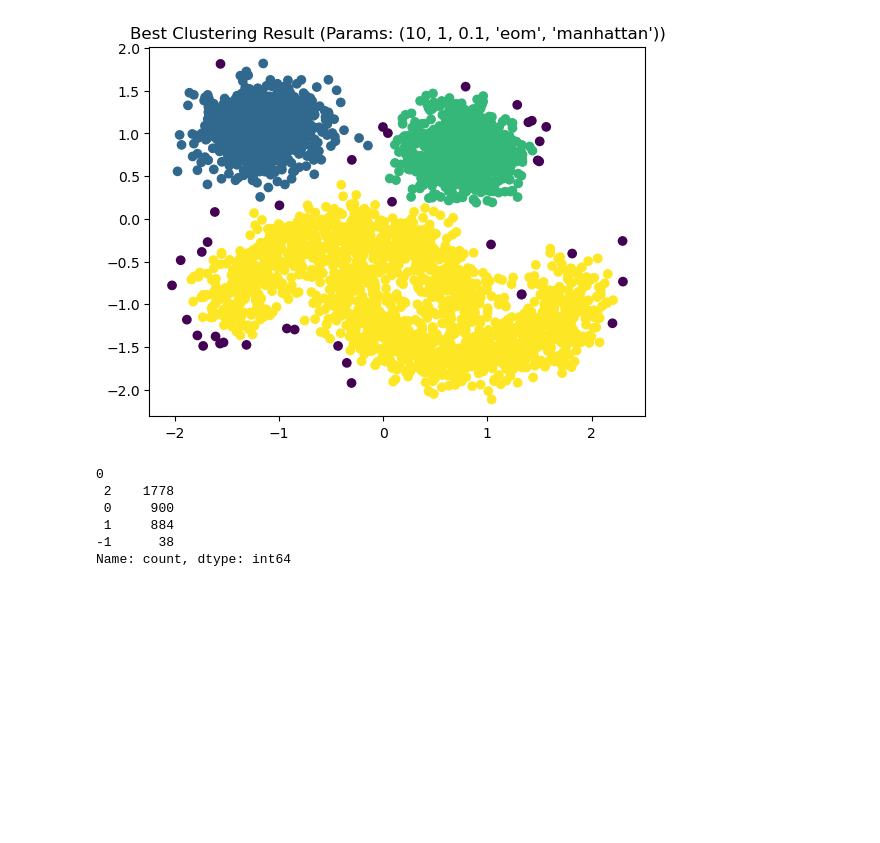
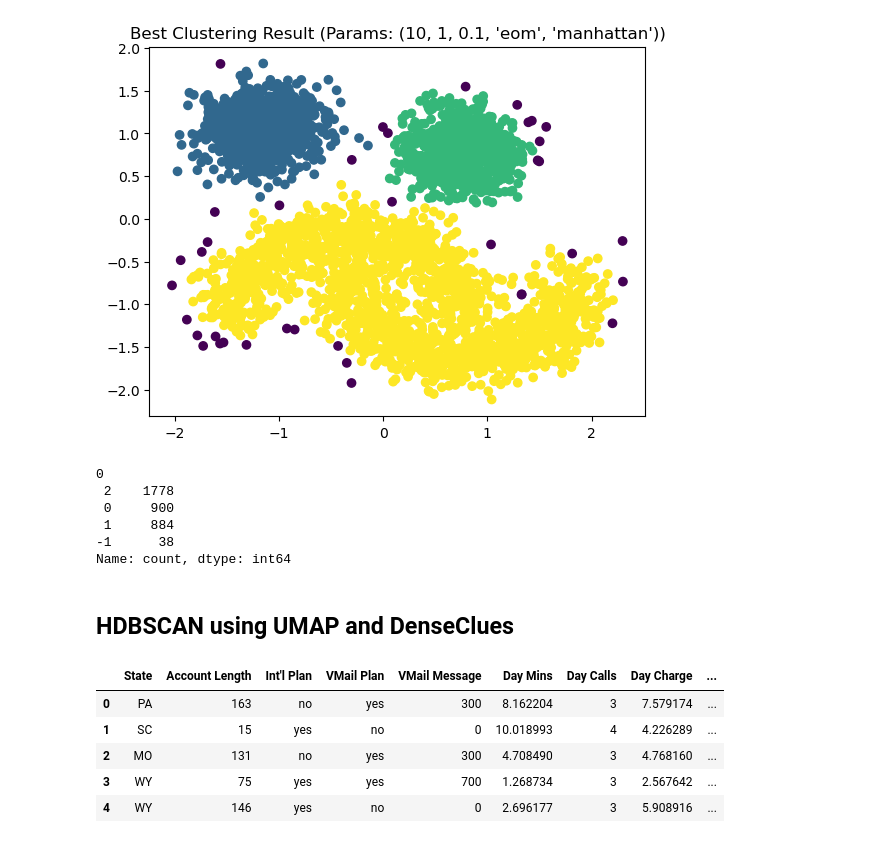
Before and after one commit to manojlonkar1533/mlproject, a Jupyter notebook: notebook/HDBSCAN.ipynb, the cells around one changed output. Drawn from its saved outputs; the diff is of its cells as text; code cells hidden in the pictures; blank space fills up the shorter version.

```diff
--- a/notebook/HDBSCAN.ipynb
+++ b/notebook/HDBSCAN.ipynb
@@ -167,3 +167,50 @@ pd.DataFrame(clusterer.labels_).value_counts()
  1     884
 -1      38
 Name: count, dtype: int64
+# %% [markdown]
+## HDBSCAN using UMAP and DenseClues
+# %%
+import logging  # to further silence deprecation warnings
+import warnings
+
+import hdbscan
+import joblib
+import matplotlib.pyplot as plt
+import numpy as np
+import pandas as pd
+import seaborn as sns
+from hdbscan.validity import validity_index
+from sklearn import metrics, preprocessing
+from sklearn.metrics import make_scorer
+from sklearn.model_selection import RandomizedSearchCV
+import umap.umap_ as umap
+# This runs in about a minute or two
+from denseclus import DenseClus
+
+warnings.filterwarnings("ignore")
+
+%matplotlib inline
+
+sns.set_style("darkgrid", {"axes.facecolor": ".9"})
+sns.set(rc={"figure.figsize": (10, 8)})
+
+
+SEED = 42
+np.random.seed(SEED)  # set the random seed to reproduce resulst as best we can
+# see: https://umap-learn.readthedocs.io/en/latest/reproducibility.html
+
+data_url = (
+    "https://raw.githubusercontent.com/awslabs/aws-customer-churn-pipeline/main/data/churn.txt"
+)
+df = pd.read_csv(data_url)
+
+df.drop(["Phone", "Area Code"], axis=1, inplace=True)
+
+df.head(5)
+# %% [output]
+|  | State | Account Length | Int'l Plan | VMail Plan | VMail Message | Day Mins | Day Calls | Day Charge | ... |
+| 0 | PA | 163 | no | yes | 300 | 8.162204 | 3 | 7.579174 | ... |
+| 1 | SC | 15 | yes | no | 0 | 10.018993 | 4 | 4.226289 | ... |
+| 2 | MO | 131 | no | yes | 300 | 4.708490 | 3 | 4.768160 | ... |
+| 3 | WY | 75 | yes | yes | 700 | 1.268734 | 3 | 2.567642 | ... |
+| 4 | WY | 146 | yes | no | 0 | 2.696177 | 3 | 5.908916 | ... |
```
Also changed, not shown: parts of 15 cells of this notebook.
